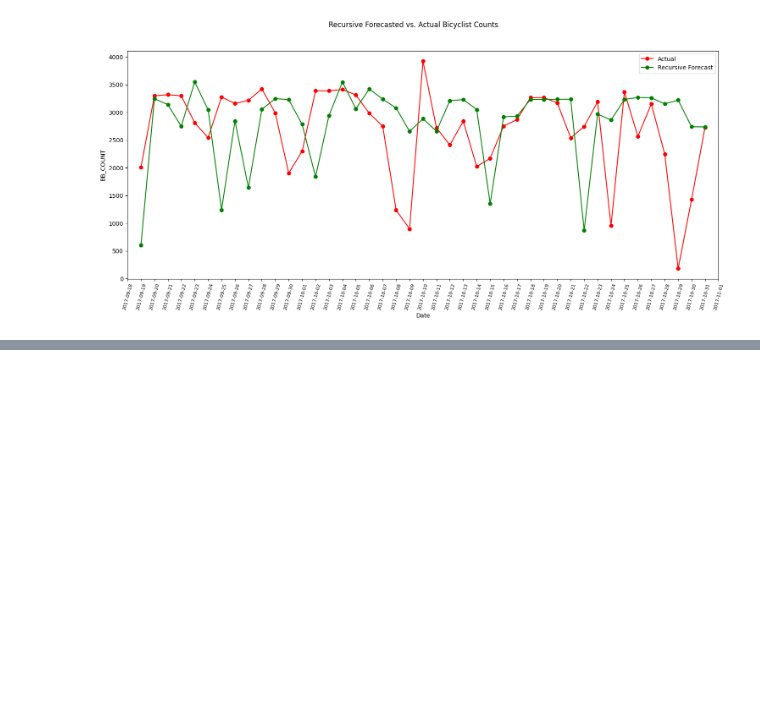
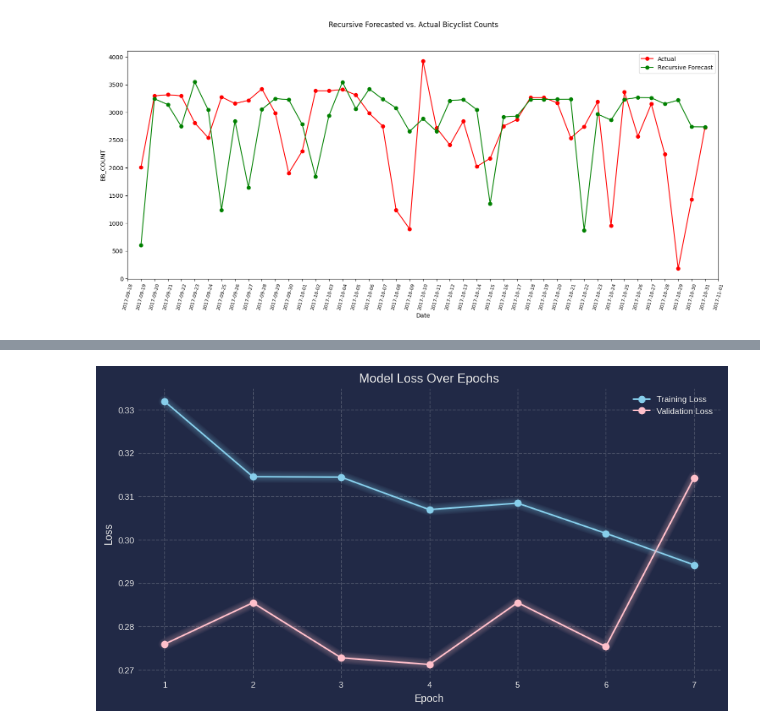
Before and after one commit to williamjowens/library-exploration, a Jupyter notebook: sklearn2pmml_feature_engine.ipynb, the cells around one changed output, grey strips where cells are left out. Cells and saved outputs as stored; diff of their text form; code cells hidden in the pictures; blank space fills up the shorter version.

```diff
--- a/sklearn2pmml_feature_engine.ipynb
+++ b/sklearn2pmml_feature_engine.ipynb
@@ -2252,0 +2525,17 @@ plt.show()
+# %%
+# Define callbacks
+early_stopping = EarlyStopping(monitor='val_loss', patience=3, restore_best_weights=True)
+checkpoint = ModelCheckpoint('best_model.keras', monitor='val_loss', save_best_only=True, mode='min')
+
+# Train the model
+history = model.fit(
+    X_train, y_train,
+    epochs=50,
+    batch_size=1,
+    validation_data=(X_val, y_val),
+    verbose=1,
+    callbacks=[early_stopping, checkpoint]
+)
+
+# Load the best model after training
+model.load_weights('best_model.keras')
@@ -2252,0 +2559,20 @@ plt.show()
+# %%
+import mplcyberpunk
+
+# Plot training and validation loss
+plt.style.use('cyberpunk')
+plt.figure(figsize=(10, 5))
+plt.plot(np.arange(1, len(history.history['loss']) + 1), history.history['loss'], label='Training Loss', color='skyblue', marker='o')
+plt.plot(np.arange(1, len(history.history['val_loss']) + 1), history.history['val_loss'], label='Validation Loss', color='pink', marker='o')
+plt.title('Model Loss Over Epochs', fontsize=12)
+plt.xlabel('Epoch', fontsize=10)
+plt.ylabel('Loss', fontsize=10)
+epochs = np.arange(1, len(history.history['loss']) + 1)
+plt.xticks(epochs, fontsize=8)
+plt.yticks(fontsize=8)
+plt.grid(True, linestyle='--', color='#eeeeee', alpha=0.2)
+plt.legend(loc='best', fontsize=8)
+mplcyberpunk.make_lines_glow()
+plt.show()
+# %% [output]
+[figure, added]
```
Also changed, not shown: parts of 19 cells of this notebook.
